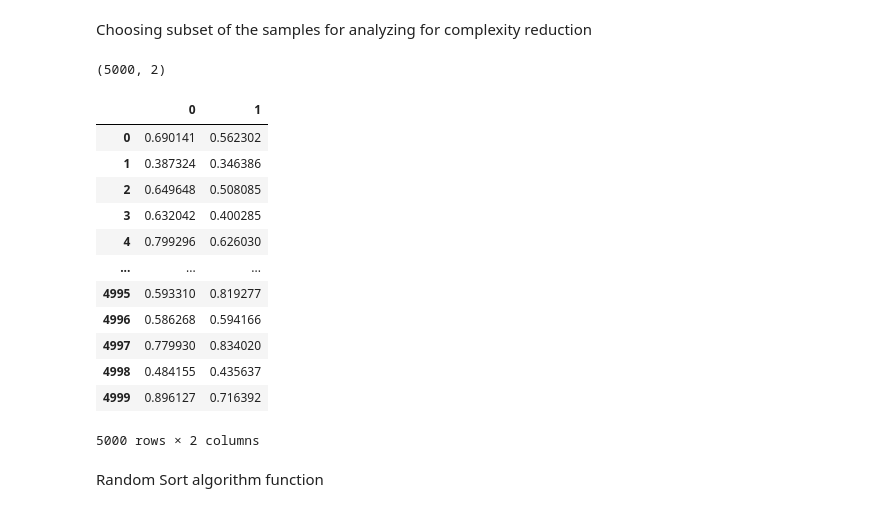
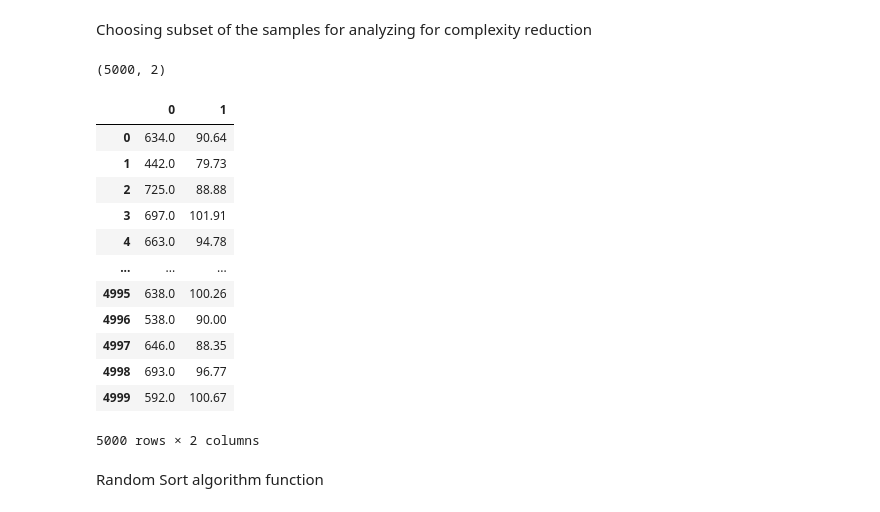
Before and after one commit to rotemchn/SortingGrades, a Jupyter notebook: sortGrades.ipynb, the cells around one changed output. Cells and saved outputs as stored; diff of their text form; code cells hidden in the pictures.

```diff
--- a/sortGrades.ipynb
+++ b/sortGrades.ipynb
@@ -26,7 +26,7 @@ import multiprocessing
 # %% [markdown]
 Constants
 # %%
-filename = "Real Students Grades.csv"
+filename = "data/Real Students Grades.csv"
 NUM_STUD = 5000
 # %% [markdown]
 Read Data
@@ -66,25 +63,25 @@ print(np.shape(sat)) # number os students
 # %% [markdown]
 Choosing subset of the samples for analyzing for complexity reduction
 # %%
-indices = np.random.choice(len(sat_normalized), NUM_STUD, replace=False) #randomly choose 15K students
-students = np.stack((sat_normalized[indices], bagrut_normalized[indices]), axis=1)
+indices = np.random.choice(len(sat), NUM_STUD, replace=False) #randomly choose 15K students
+students = np.stack((sat[indices], bagrut[indices]), axis=1)
 print(np.shape(students))
 students = pd.DataFrame(students)
 students
 # %% [output]
 (5000, 2)
 |  | 0 | 1 |
-| 0 | 0.690141 | 0.562302 |
-| 1 | 0.387324 | 0.346386 |
-| 2 | 0.649648 | 0.508085 |
-| 3 | 0.632042 | 0.400285 |
-| 4 | 0.799296 | 0.626030 |
+| 0 | 634.0 | 90.64 |
+| 1 | 442.0 | 79.73 |
+| 2 | 725.0 | 88.88 |
+| 3 | 697.0 | 101.91 |
+| 4 | 663.0 | 94.78 |
 | ... | ... | ... |
-| 4995 | 0.593310 | 0.819277 |
-| 4996 | 0.586268 | 0.594166 |
-| 4997 | 0.779930 | 0.834020 |
-| 4998 | 0.484155 | 0.435637 |
-| 4999 | 0.896127 | 0.716392 |
+| 4995 | 638.0 | 100.26 |
+| 4996 | 538.0 | 90.00 |
+| 4997 | 646.0 | 88.35 |
+| 4998 | 693.0 | 96.77 |
+| 4999 | 592.0 | 100.67 |
 5000 rows × 2 columns
 # %% [markdown]
 Random Sort algorithm function
```
Also changed, not shown: parts of 5 cells of this notebook, 26 other files.
